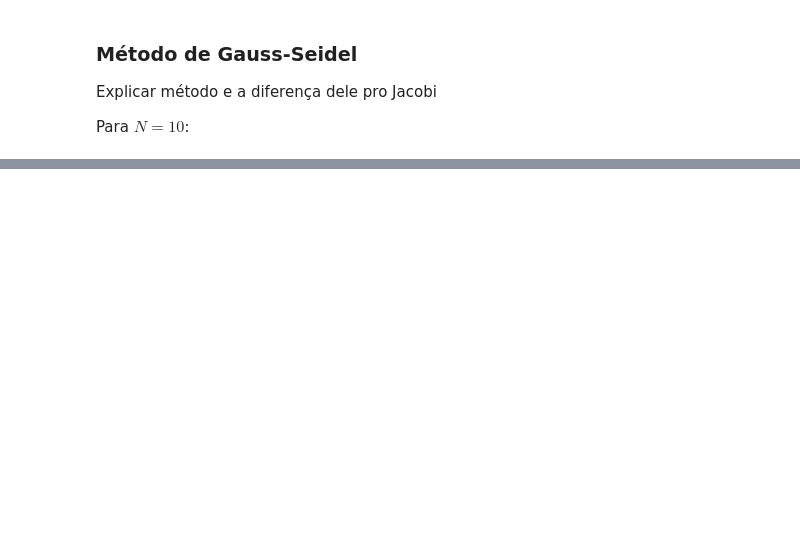
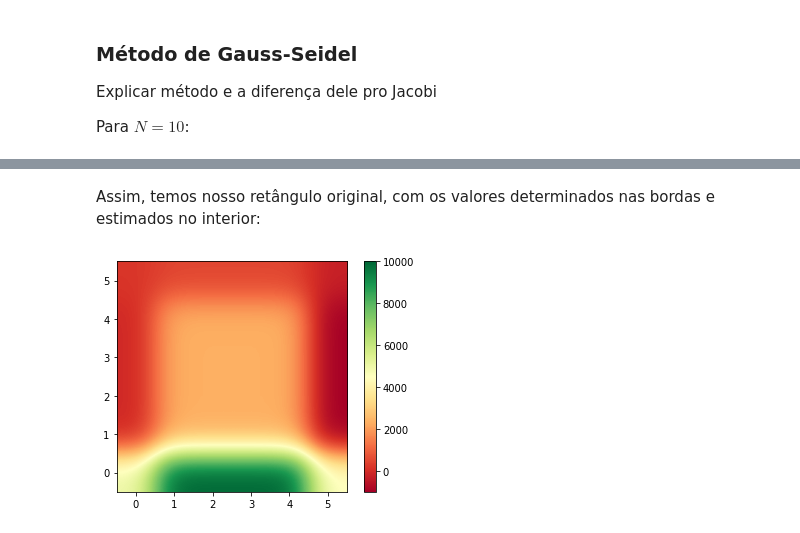
Before and after one commit to marianajo/laplaces-equation, a Jupyter notebook: code/solution.ipynb, the cells around one changed output, grey strips where cells are left out. Drawn from its saved outputs; the diff is of its cells as text; code cells hidden in the pictures; blank space fills up the shorter version.

```diff
--- a/code/solution.ipynb
+++ b/code/solution.ipynb
@@ -29 +41,31 @@ a, b = 100, 100
+# %%
+def plot_potential(matrix):
+    """
+    Plota o gráfico para o potencial, utilizando um colormap.
+
+    Parâmetros
+    ----------
+
+    matrix : numpy 2D array
+    """
+    fig = plt.figure()
+    axes = fig.add_axes([0.1, 0.1, 0.8, 0.8])
+    mappable = axes.imshow(matrix, cmap=cm.RdYlGn, interpolation='gaussian', origin='lower')
+    fig.colorbar(mappable, ax=axes)
+
+
+def plot_errors(errors):
+    """
+    Plota gráfico dos erros de um método por iteração.
+
+    Parâmetros
+    ----------
+
+    errors : list
+        Lista dos erros para cada iteração
+    """
+    n = len(errors)
+
+    df = pd.DataFrame(data={"errors": errors, "iterations": np.linspace(1, n, n)})
+    sns.lmplot(x="iterations", y="errors", data=errors_df, fit_reg=False)
 # %% [markdown]
@@ -31,7 +78,7 @@ a, b = 100, 100
 
 Podemos escolher diversas formas de discretização $h$ e analisar os diferentes resultados para todas elas. Utilizaremos o sistema de coordenadas cartesianas, com o retângulo no plano $xy$, onde $0 \leq x \leq a$ e $0 \leq y \leq b$:
 # %%
-h = 100
+a, b = 10, 10
+h = 6
 x = np.linspace(0, a, h)
 y = np.linspace(0, b, h)
-xv, yv = np.meshgrid(x, y, sparse=True)
@@ -165,0 +158,6 @@ plt.ylabel('y')
+# %%
+bc = {"top": 10000,
+      "bottom": 500,
+      "left": -75,
+      "right":-1000
+     }
@@ -165,0 +183,6 @@ plt.ylabel('y')
+# %% [markdown]
+Assim, temos nosso retângulo original, com os valores determinados nas bordas e estimados no interior:
+# %%
+plot_potential(z)
+# %% [output]
+[figure, added]
```
Also changed, not shown: parts of 35 cells of this notebook.
